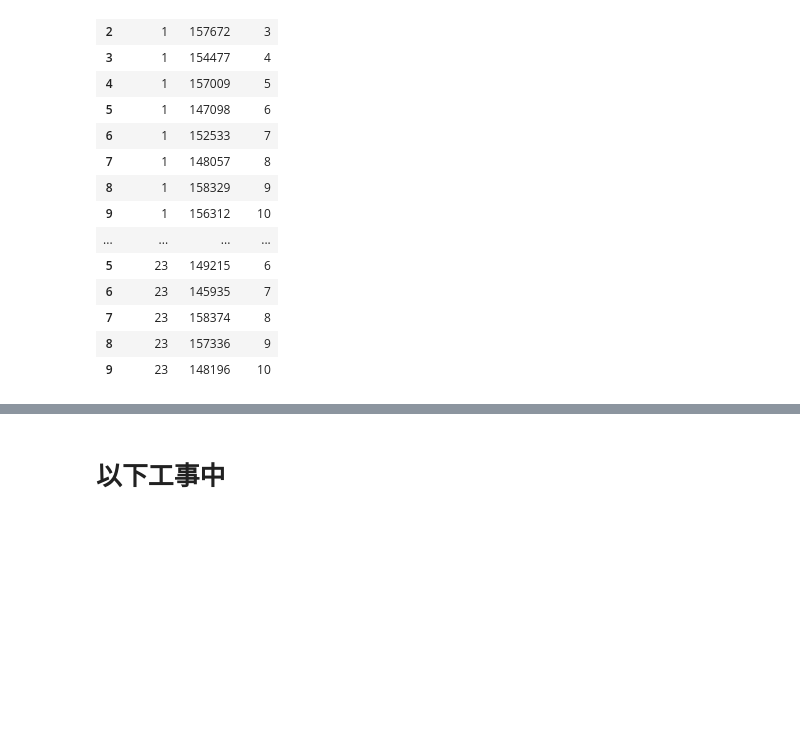
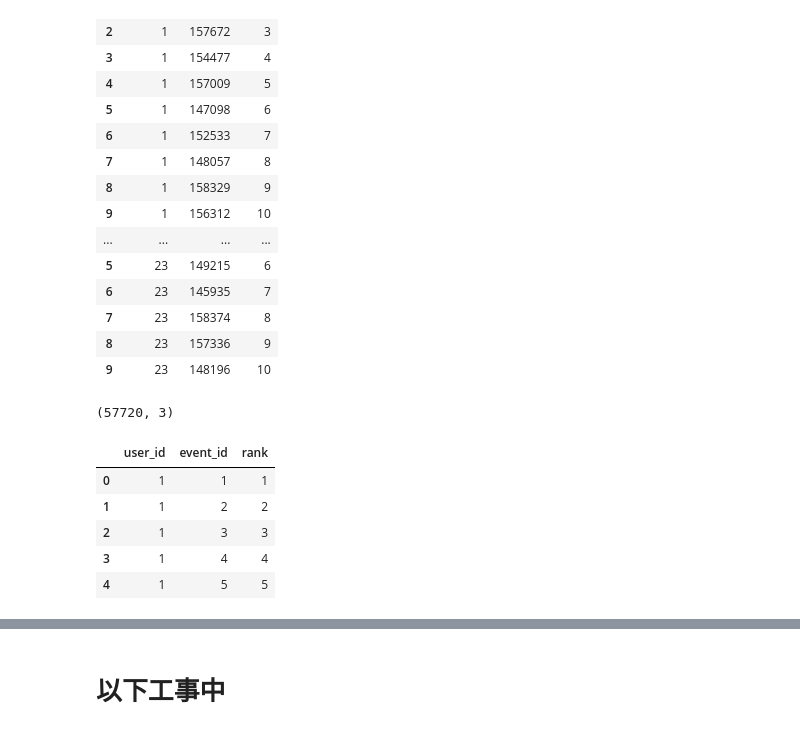
Before and after one commit to OhkaMLsemi/Machi_Kon, a Jupyter notebook: lightGBM.ipynb, the cells around one changed output, grey strips where cells are left out. Drawn from its saved outputs; the diff is of its cells as text; code cells hidden in the pictures; blank space fills up the shorter version.

```diff
--- a/lightGBM.ipynb
+++ b/lightGBM.ipynb
@@ -727,3 +797,16 @@ sub.head(50)
 | 7 | 23 | 158374 | 8 |
 | 8 | 23 | 157336 | 9 |
 | 9 | 23 | 148196 | 10 |
+# %%
+sample_submit = pd.read_csv("~/environment/sample_submit.tsv", sep="\t", header = None)
+sample_submit.columns = sub.columns
+print(sample_submit.shape)
+sample_submit.head()
+# %% [output]
+(57720, 3)
+|  | user_id | event_id | rank |
+| 0 | 1 | 1 | 1 |
+| 1 | 1 | 2 | 2 |
+| 2 | 1 | 3 | 3 |
+| 3 | 1 | 4 | 4 |
+| 4 | 1 | 5 | 5 |
```
Also changed, not shown: parts of 27 cells of this notebook.
